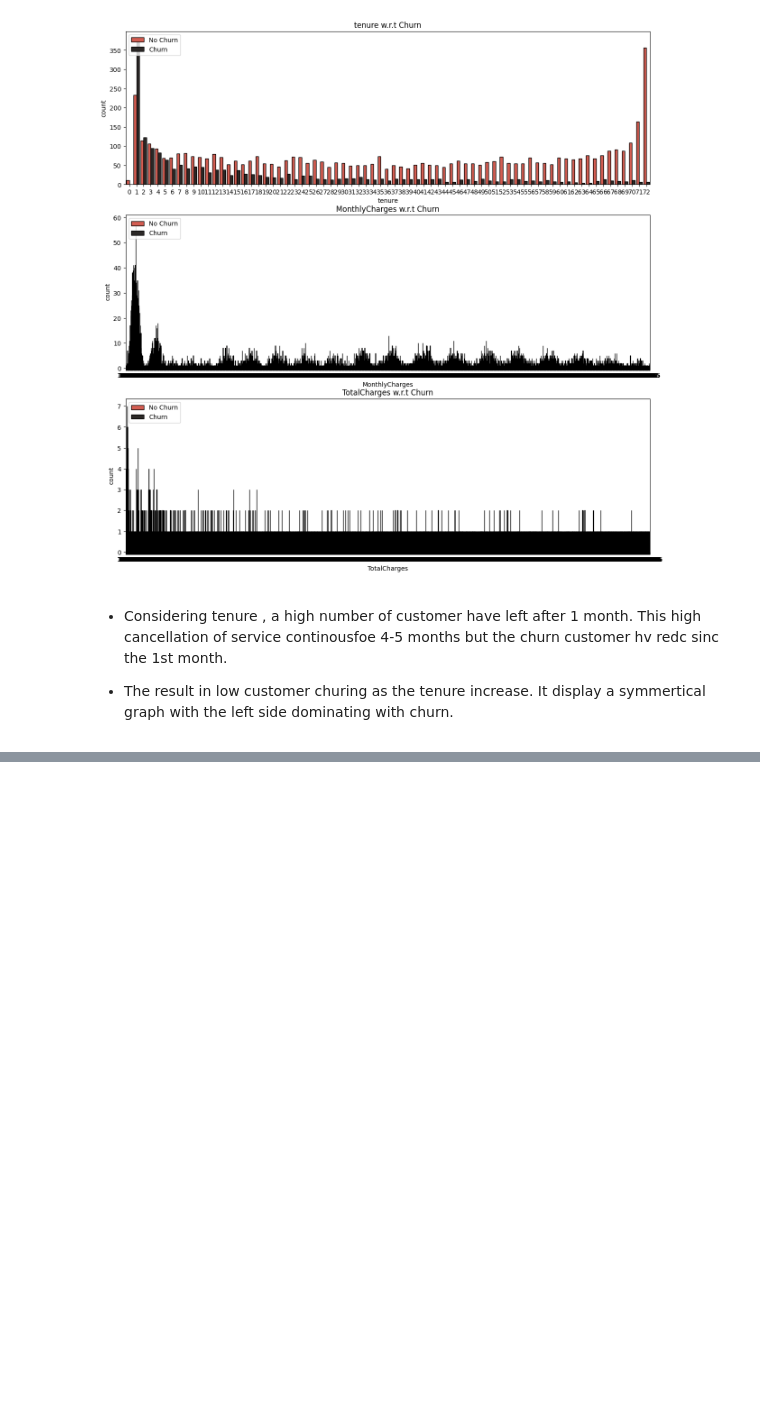
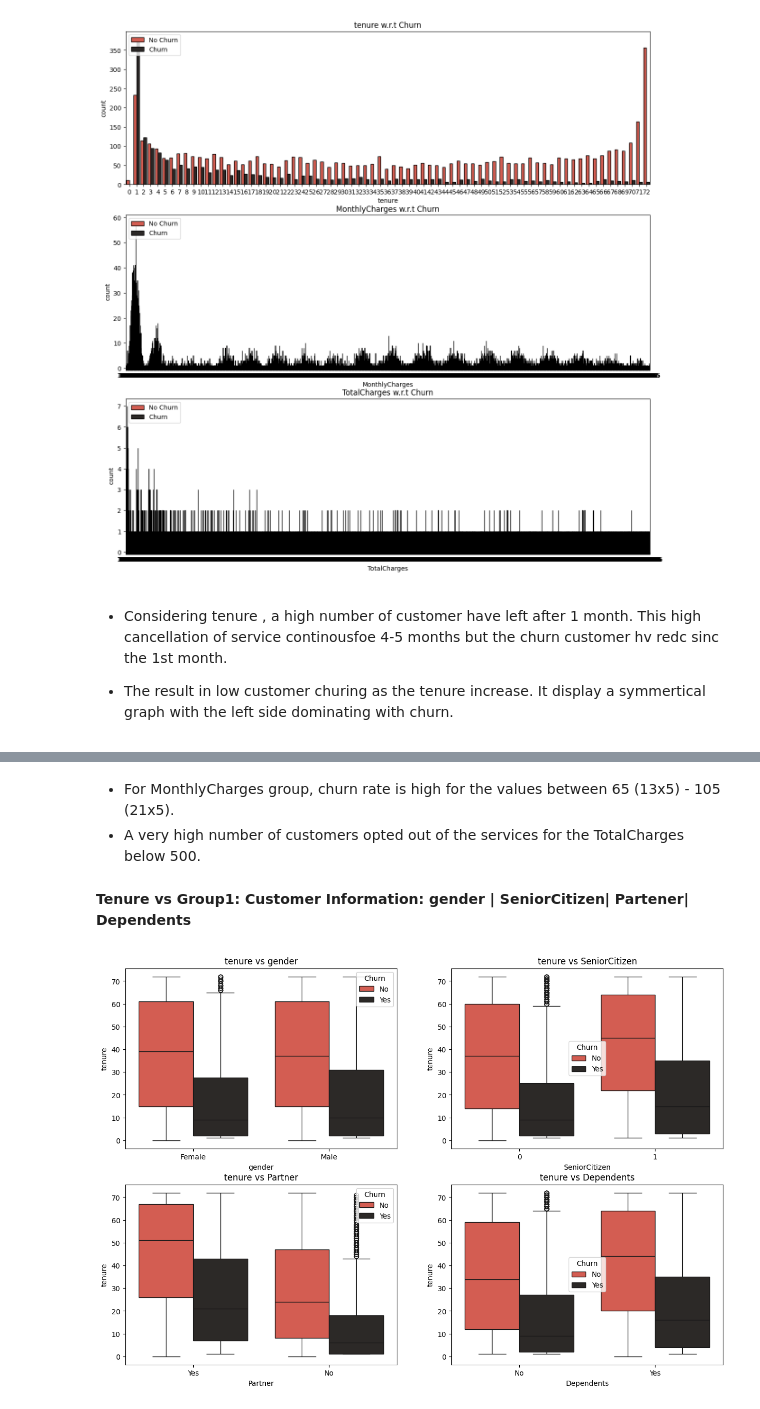
Before and after one commit to Bhupendra-glitch/Customer-Segmentation-Retention, a Jupyter notebook: Telco_Customer_Churn.ipynb, the cells around one changed output, grey strips where cells are left out. Cells and saved outputs as stored; diff of their text form; code cells hidden in the pictures; blank space fills up the shorter version.

```diff
--- a/Telco_Customer_Churn.ipynb
+++ b/Telco_Customer_Churn.ipynb
@@ -579,0 +593,13 @@ for i in range(len(numerical_features)):
+# %% [markdown]
+* For MonthlyCharges group, churn rate is high for the values between 65 (13x5) - 105 (21x5).
+* A very high number of customers opted out of the services for the TotalCharges below 500.
+# %% [markdown]
+**Tenure vs Group1: Customer Information: gender | SeniorCitizen| Partener| Dependents**
+# %%
+fig = plt.subplots(nrows = 2,ncols = 2,figsize = (15,10))
+for i in range(4):
+    plt.subplot(2,2,i+1)
+    ax = sns.boxplot(x = l1[i],y = 'tenure',data = data,hue = 'Churn',palette = colors);
+    plt.title('tenure vs ' + l1[i]);
+# %% [output]
+[figure, added]
```
Also changed, not shown: parts of 7 cells of this notebook.
